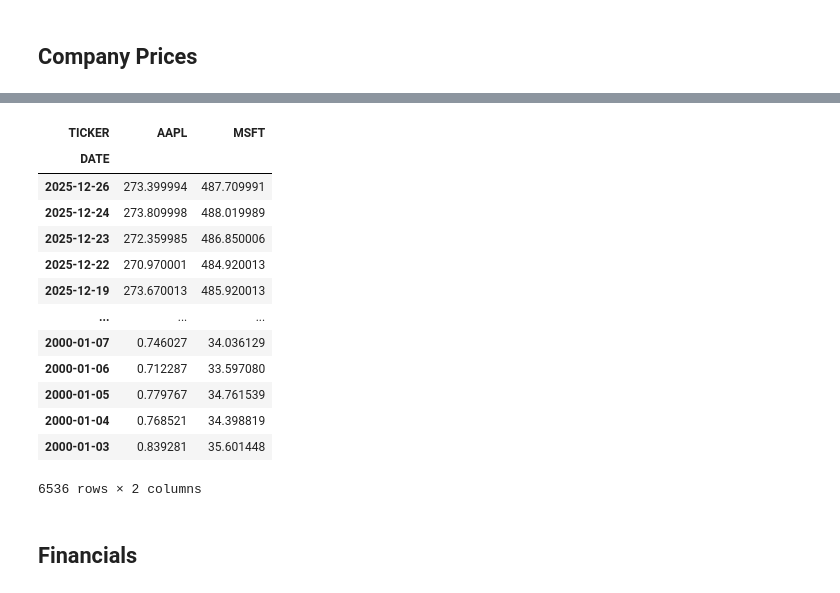
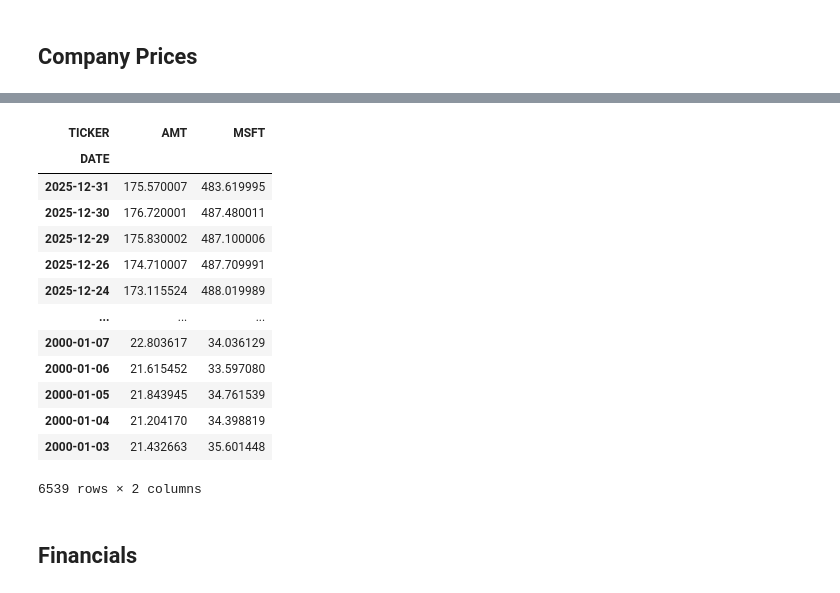
Before and after one commit to Code-And-Capital/finance, a Jupyter notebook: notebooks/pull_data.ipynb, the cells around one changed output, grey strips where cells are left out. Saved outputs shown, nothing was run; the diff lists cells and outputs as text; code cells hidden in the pictures.

```diff
--- a/notebooks/pull_data.ipynb
+++ b/notebooks/pull_data.ipynb
@@ -133,20 +113,20 @@ if adjusted:
 # %%
-prices.get_prices(tickers=["AAPL", "MSFT"]).sort_index(ascending=False)
+prices.get_prices(tickers=["AMT", "MSFT"]).sort_index(ascending=False)
 # %% [output]
-| TICKER | AAPL | MSFT |
+| TICKER | AMT | MSFT |
 | DATE |  |  |
-| 2025-12-26 | 273.399994 | 487.709991 |
-| 2025-12-24 | 273.809998 | 488.019989 |
-| 2025-12-23 | 272.359985 | 486.850006 |
-| 2025-12-22 | 270.970001 | 484.920013 |
-| 2025-12-19 | 273.670013 | 485.920013 |
+| 2025-12-31 | 175.570007 | 483.619995 |
+| 2025-12-30 | 176.720001 | 487.480011 |
+| 2025-12-29 | 175.830002 | 487.100006 |
+| 2025-12-26 | 174.710007 | 487.709991 |
+| 2025-12-24 | 173.115524 | 488.019989 |
 | ... | ... | ... |
-| 2000-01-07 | 0.746027 | 34.036129 |
-| 2000-01-06 | 0.712287 | 33.597080 |
-| 2000-01-05 | 0.779767 | 34.761539 |
-| 2000-01-04 | 0.768521 | 34.398819 |
-| 2000-01-03 | 0.839281 | 35.601448 |
+| 2000-01-07 | 22.803617 | 34.036129 |
+| 2000-01-06 | 21.615452 | 33.597080 |
+| 2000-01-05 | 21.843945 | 34.761539 |
+| 2000-01-04 | 21.204170 | 34.398819 |
+| 2000-01-03 | 21.432663 | 35.601448 |
-6536 rows × 2 columns
+6539 rows × 2 columns
 # %% [markdown]
 ## Financials
 # %%
```
Also changed, not shown: parts of 8 cells of this notebook, 2 other files.
